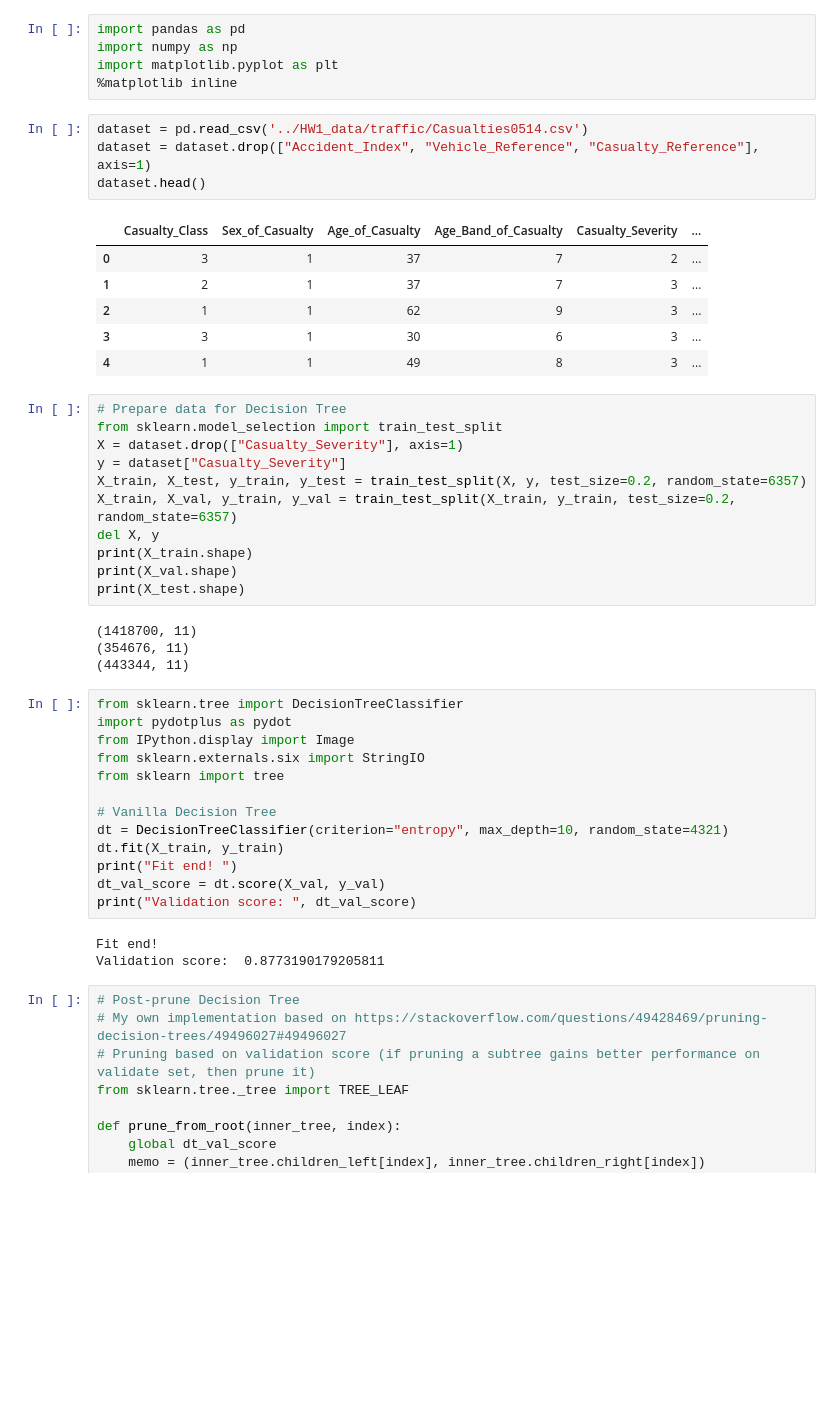
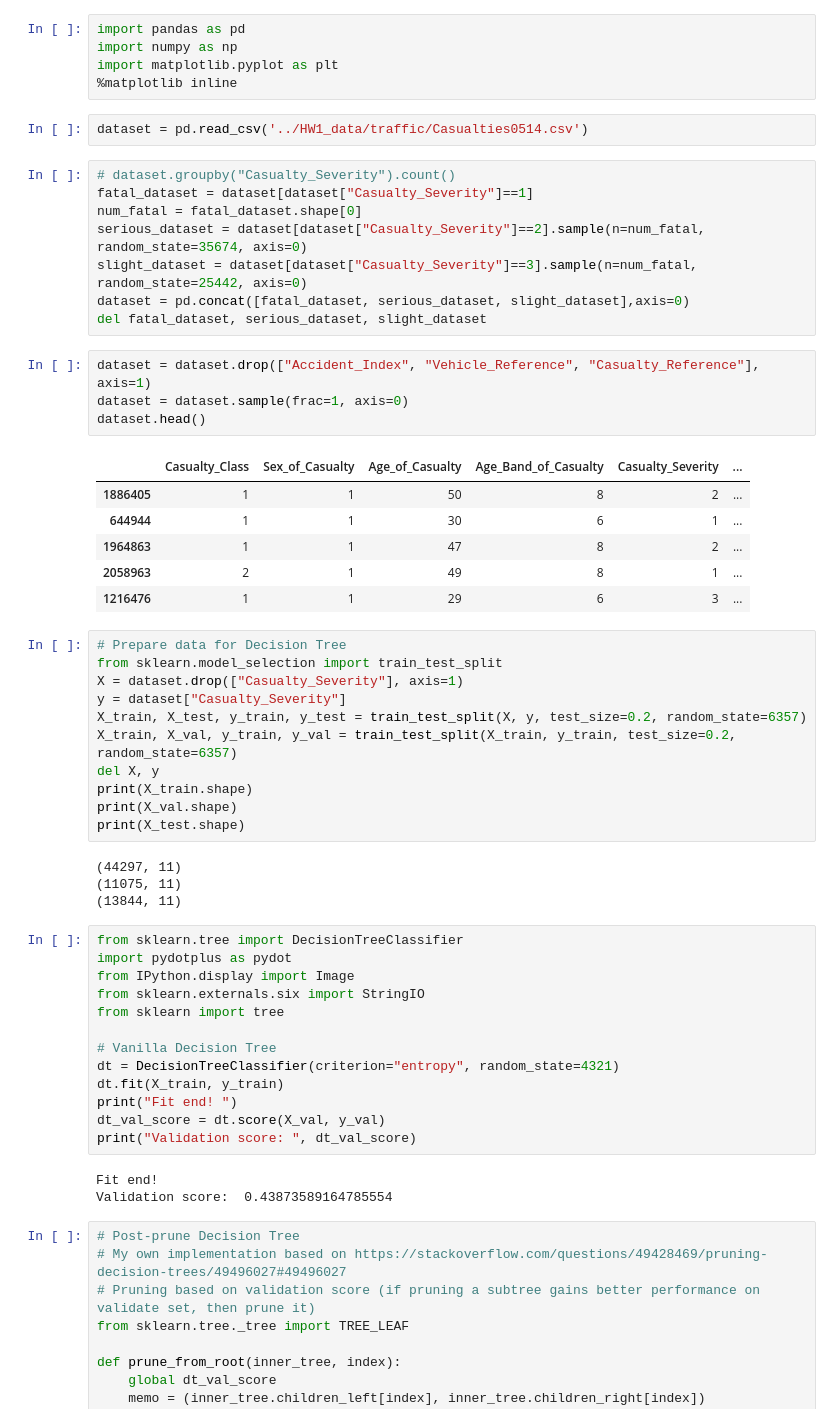
Before and after one commit to sunshineclt/7641ML-HW1, a Jupyter notebook: traffic_main.ipynb, the cells around one changed output. Saved outputs shown, nothing was run; the diff lists cells and outputs as text; blank space fills up the shorter version.

```diff
--- a/traffic_main.ipynb
+++ b/traffic_main.ipynb
@@ -3,17 +3,27 @@ import pandas as pd
 import numpy as np
 import matplotlib.pyplot as plt
 %matplotlib inline
+# %%
+dataset = pd.read_csv('../HW1_data/traffic/Casualties0514.csv')
+# %%
+# dataset.groupby("Casualty_Severity").count()
+fatal_dataset = dataset[dataset["Casualty_Severity"]==1]
+num_fatal = fatal_dataset.shape[0]
+serious_dataset = dataset[dataset["Casualty_Severity"]==2].sample(n=num_fatal, random_state=35674, axis=0)
+slight_dataset = dataset[dataset["Casualty_Severity"]==3].sample(n=num_fatal, random_state=25442, axis=0)
+dataset = pd.concat([fatal_dataset, serious_dataset, slight_dataset],axis=0)
+del fatal_dataset, serious_dataset, slight_dataset
 # %%
-dataset = pd.read_csv('../HW1_data/traffic/Casualties0514.csv')
 dataset = dataset.drop(["Accident_Index", "Vehicle_Reference", "Casualty_Reference"], axis=1)
+dataset = dataset.sample(frac=1, axis=0)
 dataset.head()
 # %% [output]
 |  | Casualty_Class | Sex_of_Casualty | Age_of_Casualty | Age_Band_of_Casualty | Casualty_Severity | ... |
-| 0 | 3 | 1 | 37 | 7 | 2 | ... |
-| 1 | 2 | 1 | 37 | 7 | 3 | ... |
-| 2 | 1 | 1 | 62 | 9 | 3 | ... |
-| 3 | 3 | 1 | 30 | 6 | 3 | ... |
-| 4 | 1 | 1 | 49 | 8 | 3 | ... |
+| 1886405 | 1 | 1 | 50 | 8 | 2 | ... |
+| 644944 | 1 | 1 | 30 | 6 | 1 | ... |
+| 1964863 | 1 | 1 | 47 | 8 | 2 | ... |
+| 2058963 | 2 | 1 | 49 | 8 | 1 | ... |
+| 1216476 | 1 | 1 | 29 | 6 | 3 | ... |
 # %%
 # Prepare data for Decision Tree
 from sklearn.model_selection import train_test_split
@@ -26,9 +36,9 @@ print(X_train.shape)
 print(X_val.shape)
 print(X_test.shape)
 # %% [output]
-(1418700, 11)
-(354676, 11)
-(443344, 11)
+(44297, 11)
+(11075, 11)
+(13844, 11)
 # %%
 from sklearn.tree import DecisionTreeClassifier
 import pydotplus as pydot
@@ -37,14 +47,14 @@ from sklearn.externals.six import StringIO
 from sklearn import tree
 
 # Vanilla Decision Tree
-dt = DecisionTreeClassifier(criterion="entropy", max_depth=10, random_state=4321)
+dt = DecisionTreeClassifier(criterion="entropy", random_state=4321)
 dt.fit(X_train, y_train)
 print("Fit end! ")
 dt_val_score = dt.score(X_val, y_val)
 print("Validation score: ", dt_val_score)
 # %% [output]
 Fit end!
-Validation score:  0.8773190179205811
+Validation score:  0.43873589164785554
 # %%
 # Post-prune Decision Tree
 # My own implementation based on https://stackoverflow.com/questions/49428469/pruning-decision-trees/49496027#49496027
```
Also changed, not shown: parts of 13 cells of this notebook, 1 other file.
